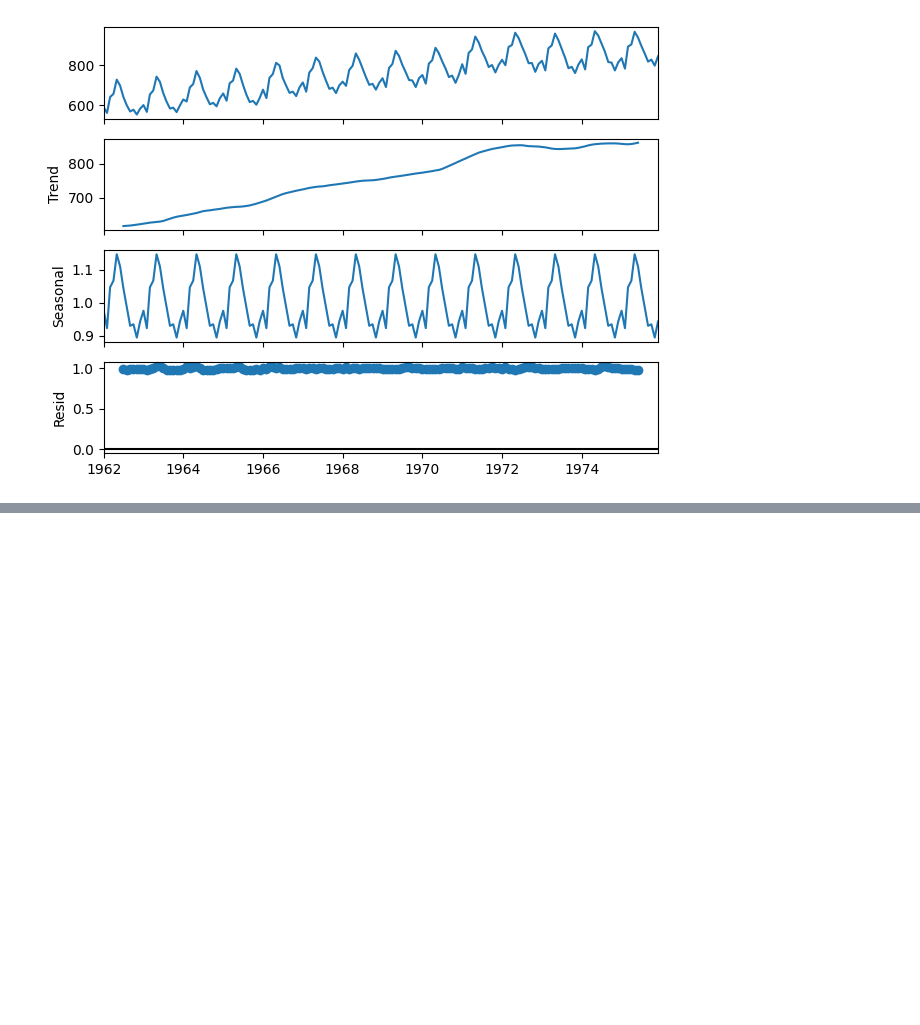
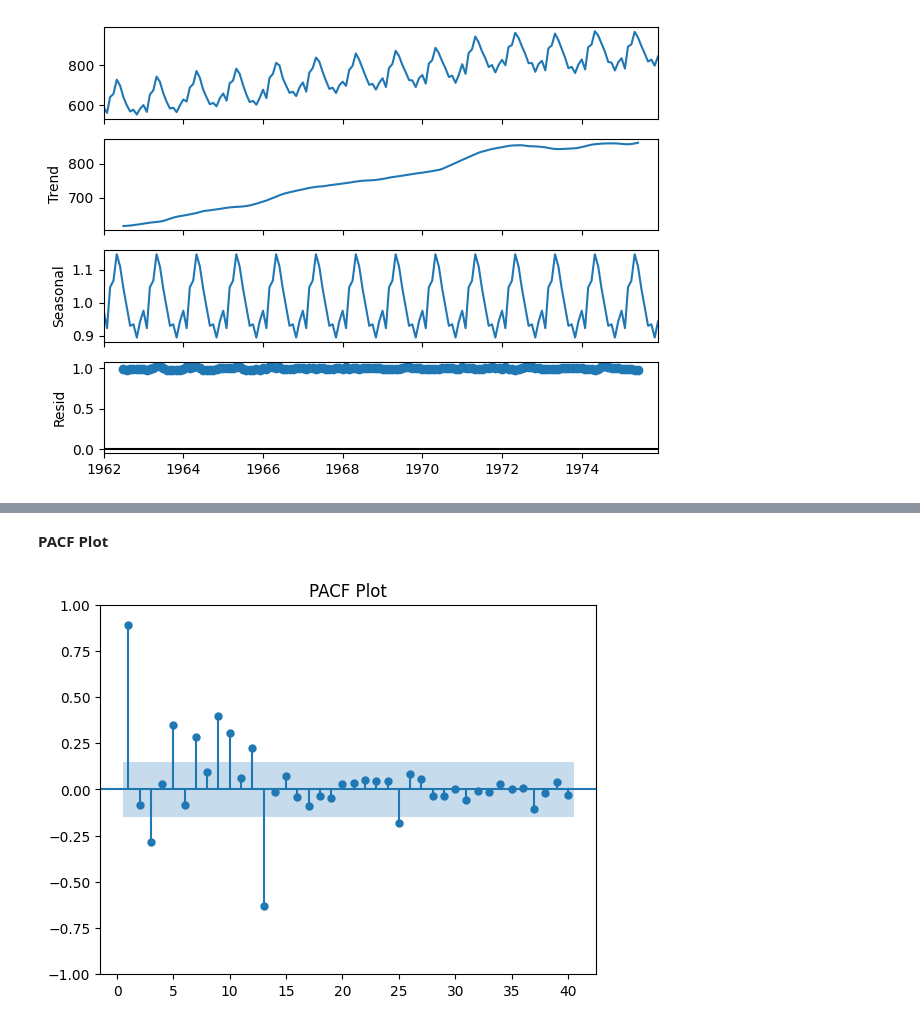
Before and after one commit to Mercymerine/Machine_learning2, a Jupyter notebook: time_series_take_four.ipynb, the cells around one changed output, grey strips where cells are left out. Saved outputs shown, nothing was run; the diff lists cells and outputs as text; code cells hidden in the pictures; blank space fills up the shorter version.

```diff
--- a/time_series_take_four.ipynb
+++ b/time_series_take_four.ipynb
@@ -150,0 +159,8 @@ plt.show()
+# %% [markdown]
+**PACF Plot**
+# %%
+sgt.plot_pacf(data, lags=40, zero=False)
+plt.title('PACF Plot')
+plt.show()
+# %% [output]
+[figure, added]
```
Also changed, not shown: parts of 3 cells of this notebook.
